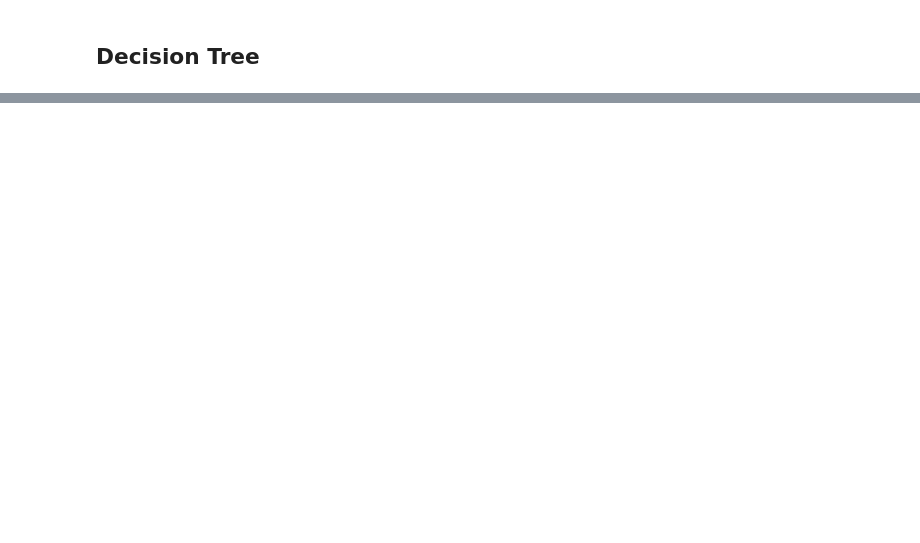
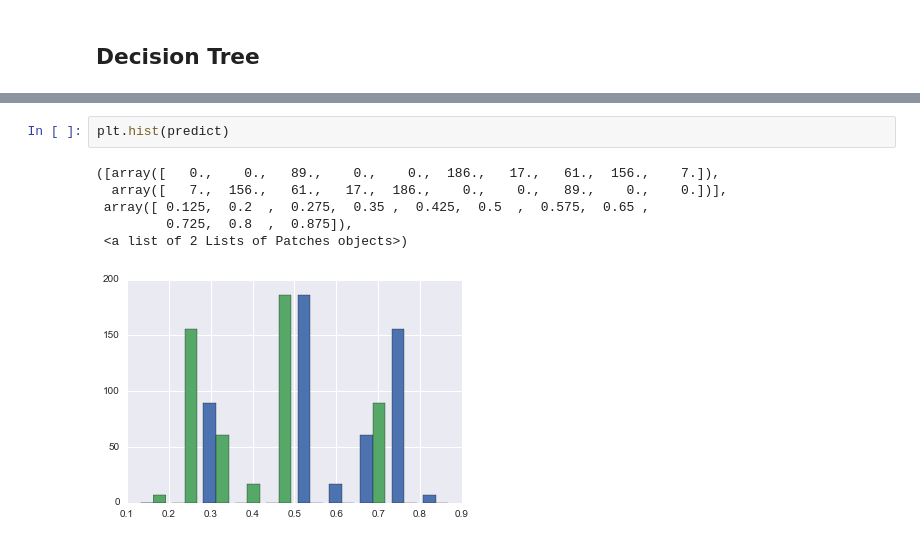
Before and after one commit to cgeppig/Will_My_Show_Get_Cancelled, a Jupyter notebook: Capstone_modeling_2.ipynb, the cells around one changed output, grey strips where cells are left out. Saved outputs shown, nothing was run; the diff lists cells and outputs as text; blank space fills up the shorter version.

```diff
--- a/Capstone_modeling_2.ipynb
+++ b/Capstone_modeling_2.ipynb
@@ -298,0 +340,9 @@ ROC AUC: 0.63
+# %%
+plt.hist(predict)
+# %% [output]
+([array([   0.,    0.,   89.,    0.,    0.,  186.,   17.,   61.,  156.,    7.]),
+  array([   7.,  156.,   61.,   17.,  186.,    0.,    0.,   89.,    0.,    0.])],
+ array([ 0.125,  0.2  ,  0.275,  0.35 ,  0.425,  0.5  ,  0.575,  0.65 ,
+         0.725,  0.8  ,  0.875]),
+ <a list of 2 Lists of Patches objects>)
+[figure, added]
```
Also changed, not shown: parts of 29 cells of this notebook.
